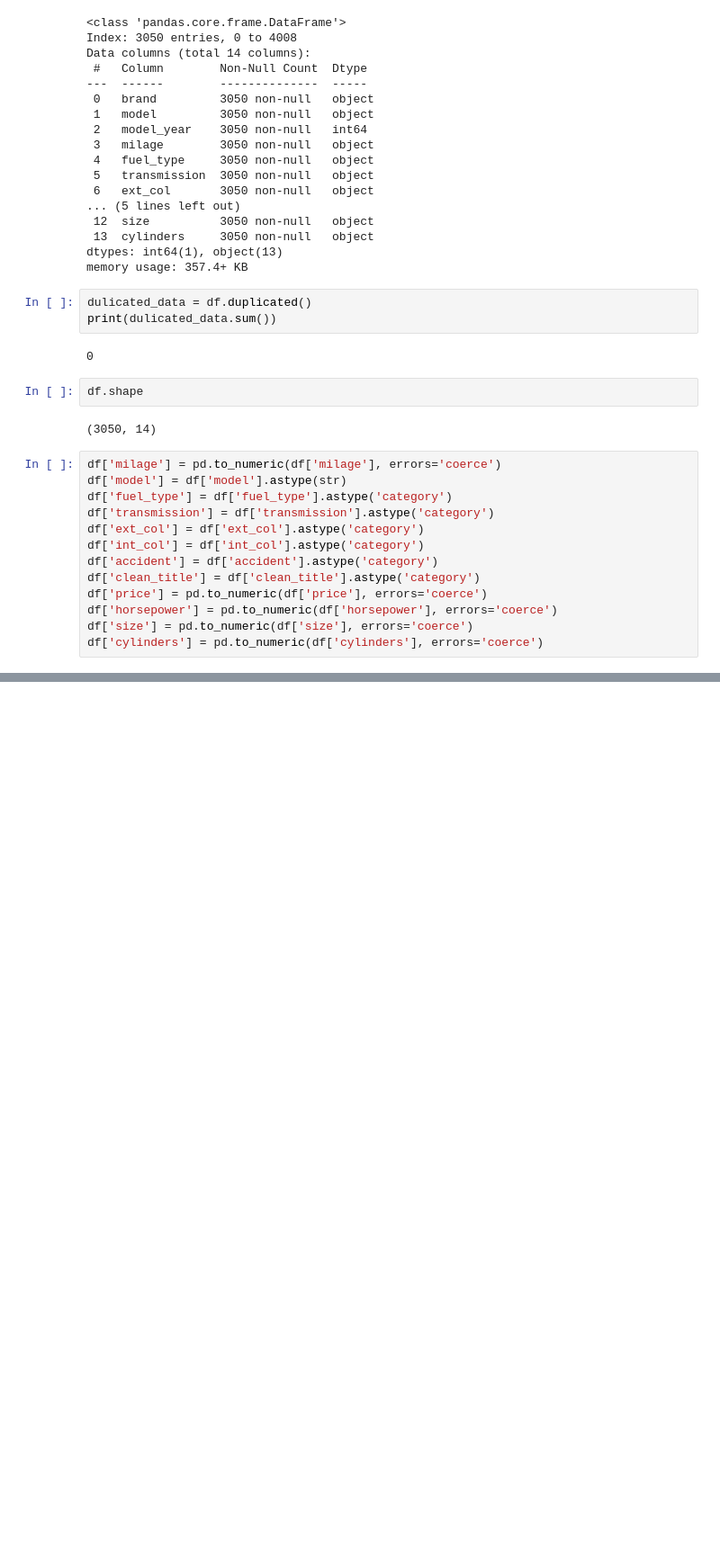
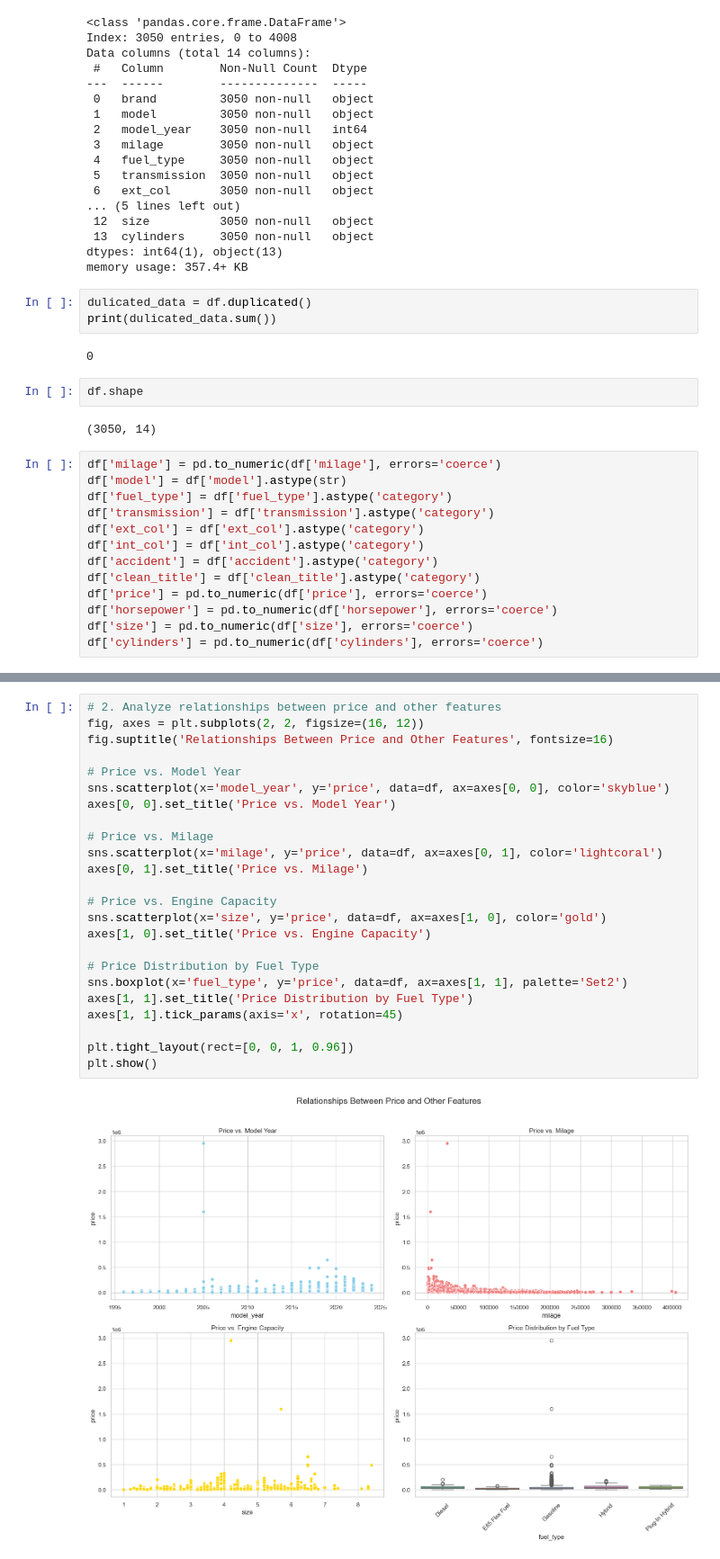
Before and after one commit to Dipu9813/Predict-car-price-DSproject, a Jupyter notebook: KCE080BCT008.ipynb, the cells around one changed output, grey strips where cells are left out. Shown at 90% size. Saved outputs shown, nothing was run; the diff lists cells and outputs as text; blank space fills up the shorter version.

```diff
--- a/KCE080BCT008.ipynb
+++ b/KCE080BCT008.ipynb
@@ -340,0 +392,26 @@ df['cylinders'] = pd.to_numeric(df['cylinders'], errors='coerce')
+# %%
+# 2. Analyze relationships between price and other features
+fig, axes = plt.subplots(2, 2, figsize=(16, 12))
+fig.suptitle('Relationships Between Price and Other Features', fontsize=16)
+
+# Price vs. Model Year
+sns.scatterplot(x='model_year', y='price', data=df, ax=axes[0, 0], color='skyblue')
+axes[0, 0].set_title('Price vs. Model Year')
+
+# Price vs. Milage
+sns.scatterplot(x='milage', y='price', data=df, ax=axes[0, 1], color='lightcoral')
+axes[0, 1].set_title('Price vs. Milage')
+
+# Price vs. Engine Capacity
+sns.scatterplot(x='size', y='price', data=df, ax=axes[1, 0], color='gold')
+axes[1, 0].set_title('Price vs. Engine Capacity')
+
+# Price Distribution by Fuel Type
+sns.boxplot(x='fuel_type', y='price', data=df, ax=axes[1, 1], palette='Set2')
+axes[1, 1].set_title('Price Distribution by Fuel Type')
+axes[1, 1].tick_params(axis='x', rotation=45)
+
+plt.tight_layout(rect=[0, 0, 1, 0.96])
+plt.show()
+# %% [output]
+[figure, added]
```
Also changed, not shown: parts of 9 cells of this notebook.
